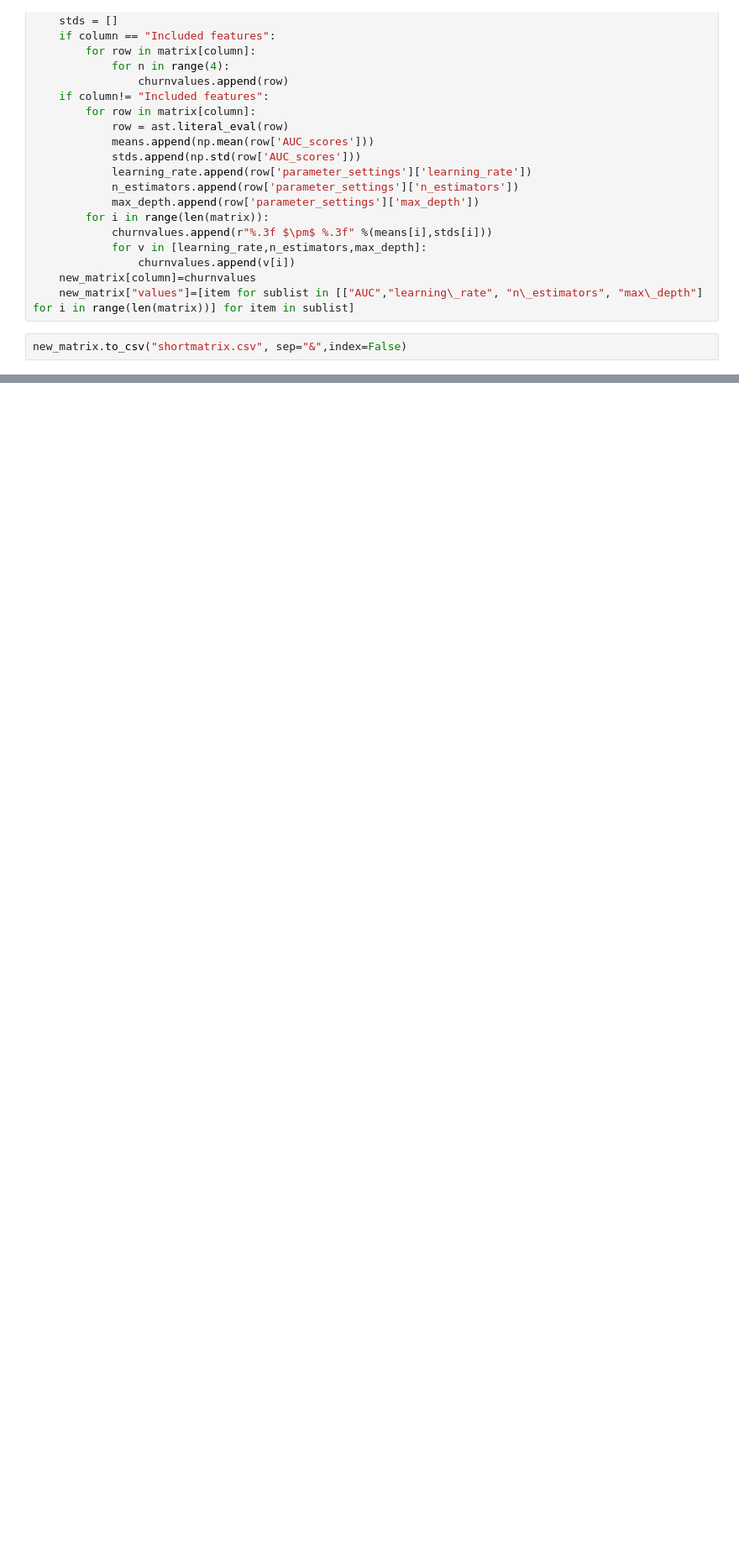
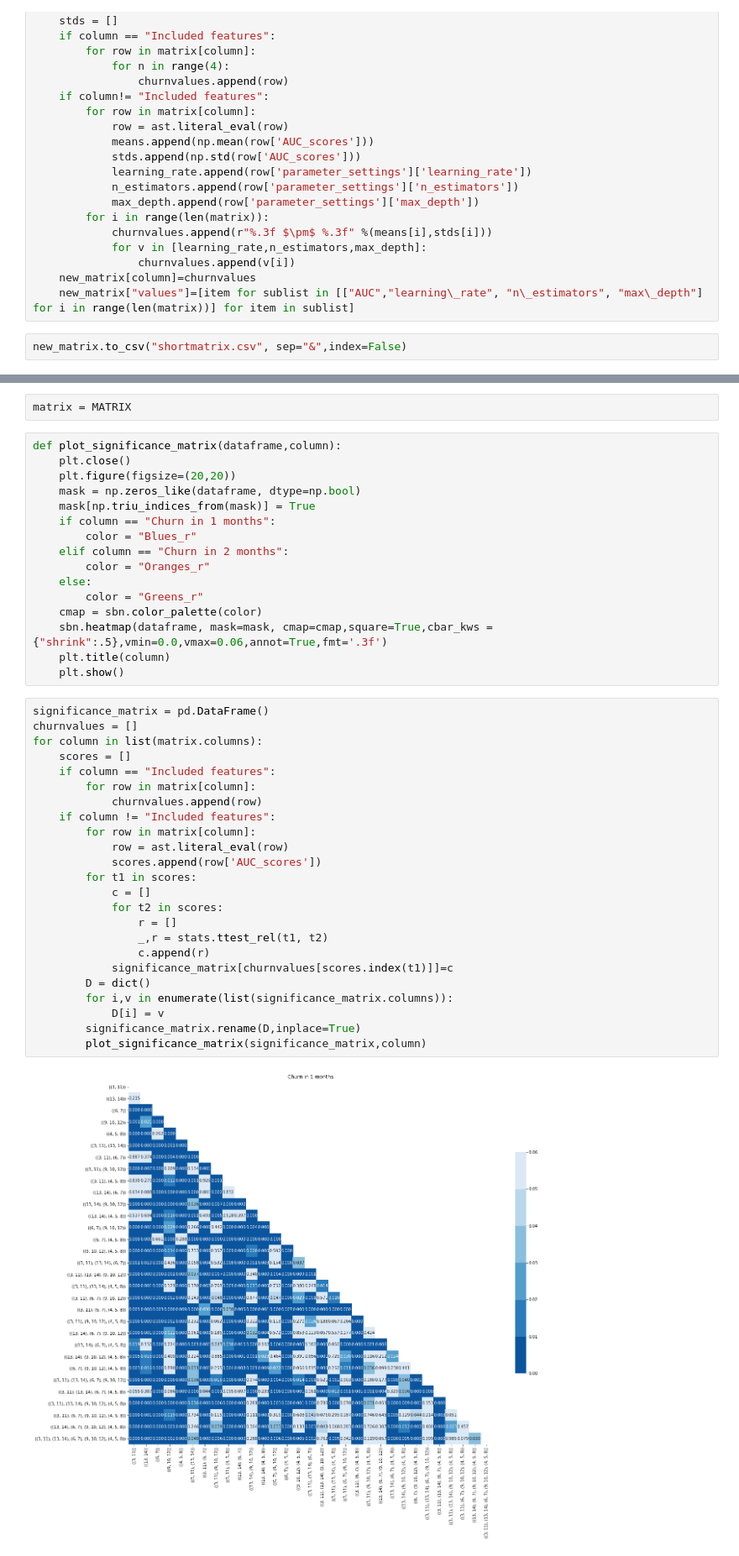
Before and after one commit to annemerelsternheim/forum-churn-prediction, a Jupyter notebook: Untitled8.ipynb, the cells around one changed output, grey strips where cells are left out. Shown at 84% size. Drawn from its saved outputs; the diff is of its cells as text; blank space fills up the shorter version.

Commit message:
made a baseline matrix

```diff
--- a/Untitled8.ipynb
+++ b/Untitled8.ipynb
@@ -270,0 +274,44 @@ new_matrix.to_csv("shortmatrix.csv", sep="&",index=False)
+# %%
+matrix = MATRIX
+# %%
+def plot_significance_matrix(dataframe,column):
+    plt.close()
+    plt.figure(figsize=(20,20))
+    mask = np.zeros_like(dataframe, dtype=np.bool)
+    mask[np.triu_indices_from(mask)] = True
+    if column == "Churn in 1 months":
+        color = "Blues_r"
+    elif column == "Churn in 2 months":
+        color = "Oranges_r"
+    else:
+        color = "Greens_r"
+    cmap = sbn.color_palette(color)
+    sbn.heatmap(dataframe, mask=mask, cmap=cmap,square=True,cbar_kws = {"shrink":.5},vmin=0.0,vmax=0.06,annot=True,fmt='.3f')
+    plt.title(column)
+    plt.show()
+# %%
+significance_matrix = pd.DataFrame()
+churnvalues = []
+for column in list(matrix.columns):
+    scores = []
+    if column == "Included features":
+        for row in matrix[column]:
+            churnvalues.append(row)
+    if column != "Included features":
+        for row in matrix[column]:
+            row = ast.literal_eval(row)
+            scores.append(row['AUC_scores'])
+        for t1 in scores:
+            c = []
+            for t2 in scores:
+                r = []
+                _,r = stats.ttest_rel(t1, t2)
+                c.append(r)
+            significance_matrix[churnvalues[scores.index(t1)]]=c
+        D = dict()
+        for i,v in enumerate(list(significance_matrix.columns)):
+            D[i] = v
+        significance_matrix.rename(D,inplace=True)
+        plot_significance_matrix(significance_matrix,column)
+# %% [output]
+[figure, added]
```
Also changed, not shown: parts of 6 cells of this notebook, 3 other files.
